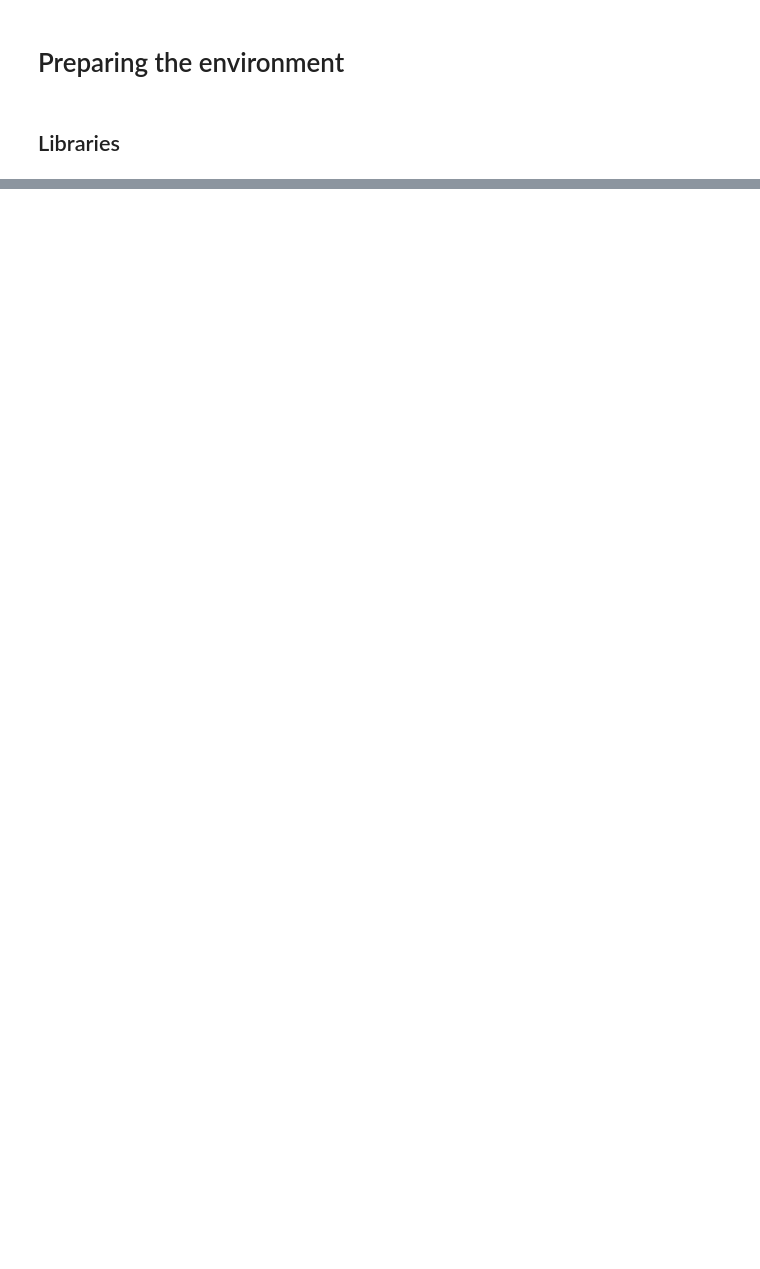
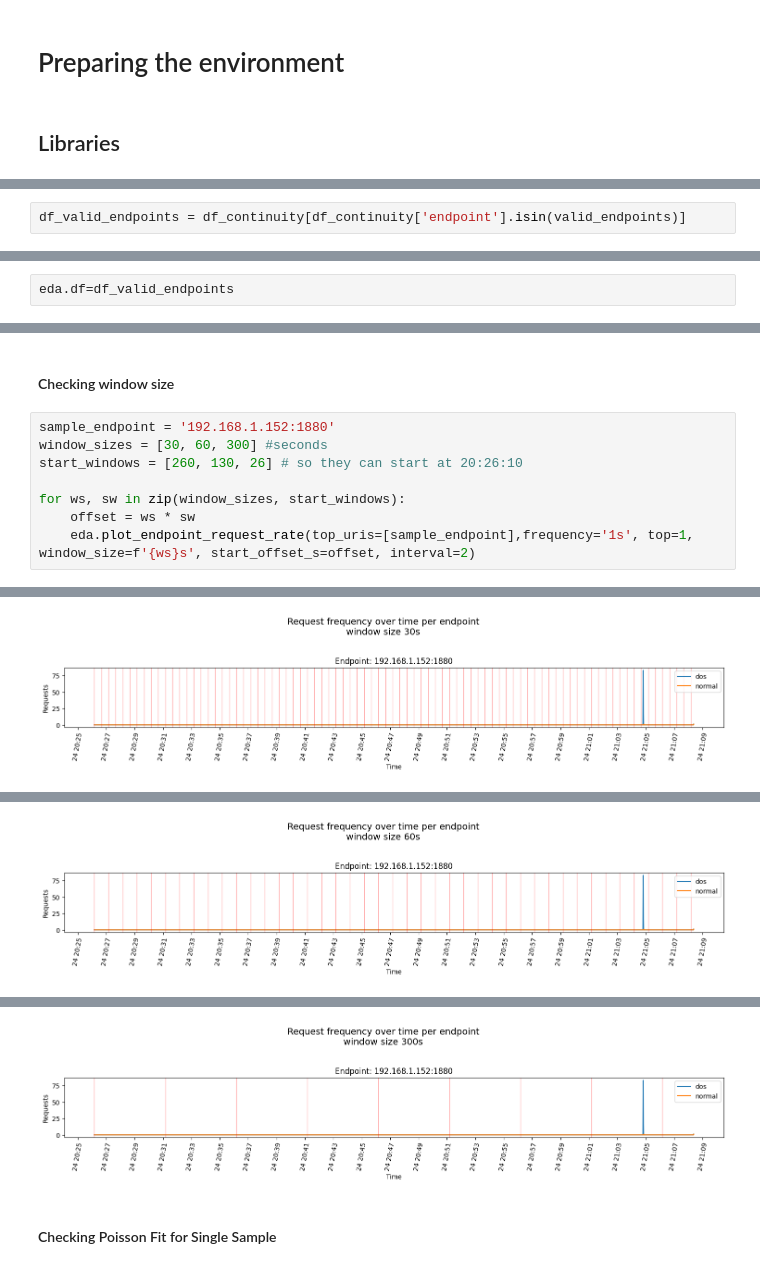
Before and after one commit to lmamede/api-health-monitor, a Jupyter notebook: notebooks/EDA-datasets.ipynb, the cells around one changed output, grey strips where cells are left out. Saved outputs shown, nothing was run; the diff lists cells and outputs as text; blank space fills up the shorter version.

```diff
--- a/notebooks/EDA-datasets.ipynb
+++ b/notebooks/EDA-datasets.ipynb
@@ -38,0 +333,2 @@ df_ravel=pd.read_csv(path_ravel)
+# %%
+df_valid_endpoints = df_continuity[df_continuity['endpoint'].isin(valid_endpoints)]
@@ -38,0 +360,2 @@ df_ravel=pd.read_csv(path_ravel)
+# %%
+eda.df=df_valid_endpoints
@@ -38,0 +371,11 @@ df_ravel=pd.read_csv(path_ravel)
+# %% [markdown]
+#### Checking window size
+# %%
+sample_endpoint = '192.168.1.152:1880'
+window_sizes = [30, 60, 300] #seconds
+start_windows = [260, 130, 26] # so they can start at 20:26:10
+
+for ws, sw in zip(window_sizes, start_windows):
+    offset = ws * sw
+    eda.plot_endpoint_request_rate(top_uris=[sample_endpoint],frequency='1s', top=1, window_size=f'{ws}s', start_offset_s=offset, interval=2)
+# %% [output]
@@ -38,0 +383 @@ df_ravel=pd.read_csv(path_ravel)
+[figure, added]
@@ -38,0 +385 @@ df_ravel=pd.read_csv(path_ravel)
+[figure, added]
@@ -38,0 +387,3 @@ df_ravel=pd.read_csv(path_ravel)
+[figure, added]
+# %% [markdown]
+#### Checking Poisson Fit for Single Sample
```
Also changed, not shown: parts of 81 cells of this notebook, 1 other file.
